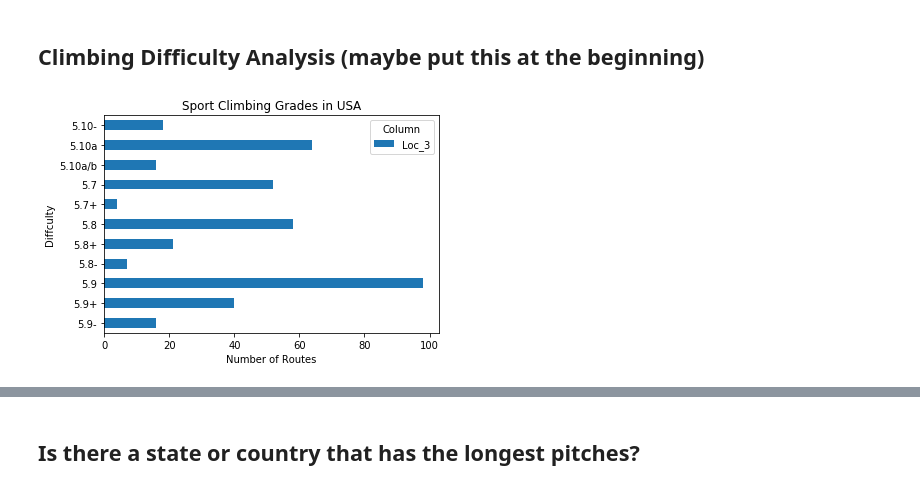
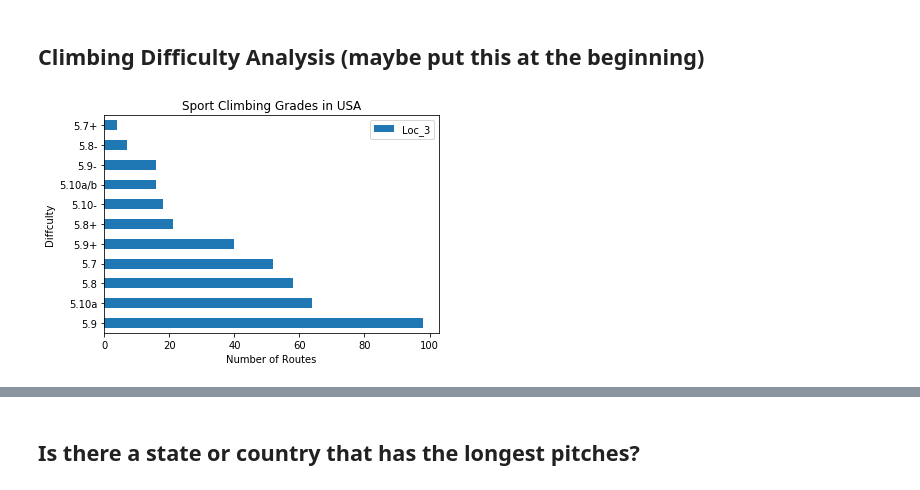
Before and after one commit to andrew2code/multi_pitch, a Jupyter notebook: eda.ipynb, the cells around one changed output, grey strips where cells are left out. Drawn from its saved outputs; the diff is of its cells as text; code cells hidden in the pictures.

```diff
--- a/eda.ipynb
+++ b/eda.ipynb
@@ -13,7 +20,7 @@ from six.moves import urllib
 # print(f'I am using {pd.__name__} Version: {pd.__version__}.')
 # print(f'It is installed at: {pd.__path__}')
 # %%
-raw = pd.read_csv('data/sport.csv')
+climbing = pd.read_csv('data/sport2.csv')
 # %%
 # here is what i do not know. if were to move, where would i want to move? places that have ample climbing
 #places thave have the most multipicth sport 5.7 climbing, 5.8, 5.9
@@ -180,12 +194,12 @@ sport[very_long].sort_values('Length_(feet)', ascending = False).head(5)
 # %% [markdown]
 ## Climbing Difficulty Analysis (maybe put this at the beginning)
 # %%
-usa = climbing[['Loc_3', 'Class']].groupby('Class').count().sort_values('Class', ascending=False).plot(kind='barh')
+usa = climbing[['Loc_3', 'Class']].groupby('Class').count().sort_values('Loc_3', ascending=False).plot(kind='barh')
 plt.ylabel('Diffculty')
 plt.xlabel('Number of Routes')
 plt.title('Sport Climbing Grades in USA');
 # %% [output]
-[figure, old version]
+[figure, new version]
 # %%
 most_popular = sport.Pitches < 4
 most_popular.head()
```
Also changed, not shown: parts of 34 cells of this notebook, 5 other files.
